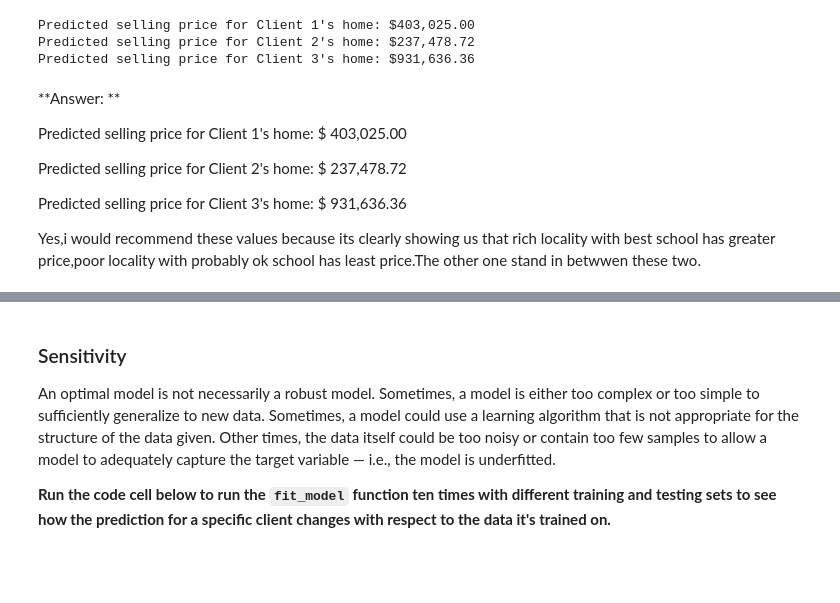
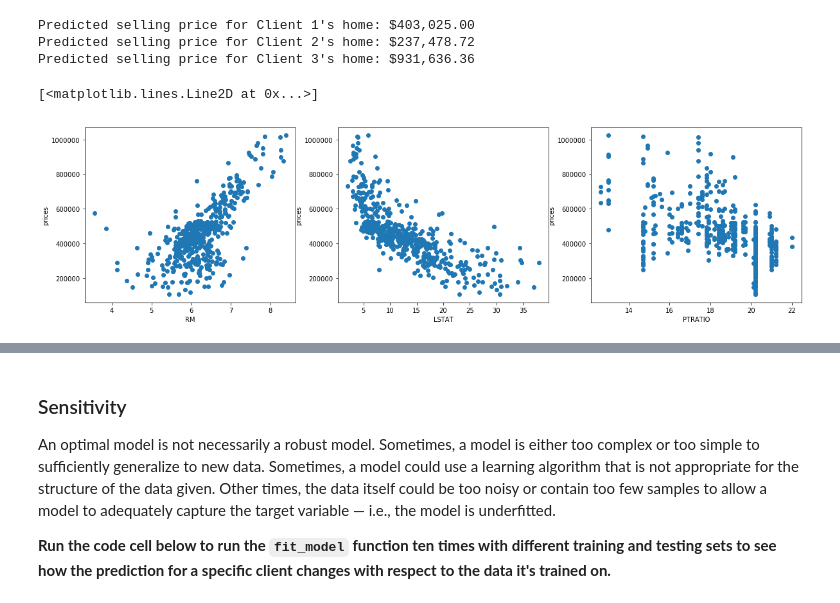
Before and after one commit to vsanjay/boston_housing, a Jupyter notebook: boston_housing.ipynb, the cells around one changed output, grey strips where cells are left out. Saved outputs shown, nothing was run; the diff lists cells and outputs as text; code cells hidden in the pictures; blank space fills up the shorter version.

```diff
--- a/boston_housing.ipynb
+++ b/boston_housing.ipynb
@@ -379,14 +451,21 @@ for i, price in enumerate(reg.predict(client_data)):
 Predicted selling price for Client 1's home: $403,025.00
 Predicted selling price for Client 2's home: $237,478.72
 Predicted selling price for Client 3's home: $931,636.36
-# %% [markdown]
-**Answer: **
-
-
-Predicted selling price for Client 1's home: $ 403,025.00
-
-Predicted selling price for Client 2's home: $ 237,478.72
-
-Predicted selling price for Client 3's home: $ 931,636.36
-
-Yes,i would recommend these values because its clearly showing us that rich locality with best school has greater price,poor locality with probably ok school has least price.The other one stand in betwwen these two.
+# %%
+plt.figure(figsize=(20,5))
+
+plt.subplot(1,3,1)
+plt.xlabel('RM')
+plt.ylabel('prices')
+plt.plot(data['RM'],prices,'o')
+plt.subplot(1,3,2)
+plt.xlabel('LSTAT')
+plt.ylabel('prices')
+plt.plot(data['LSTAT'],prices,'o')
+plt.subplot(1,3,3)
+plt.xlabel('PTRATIO')
+plt.ylabel('prices')
+plt.plot(data['PTRATIO'],prices,'o')
+# %% [output]
+[<matplotlib.lines.Line2D at 0x...>]
+[figure, added]
```
Also changed, not shown: parts of 20 cells of this notebook.
